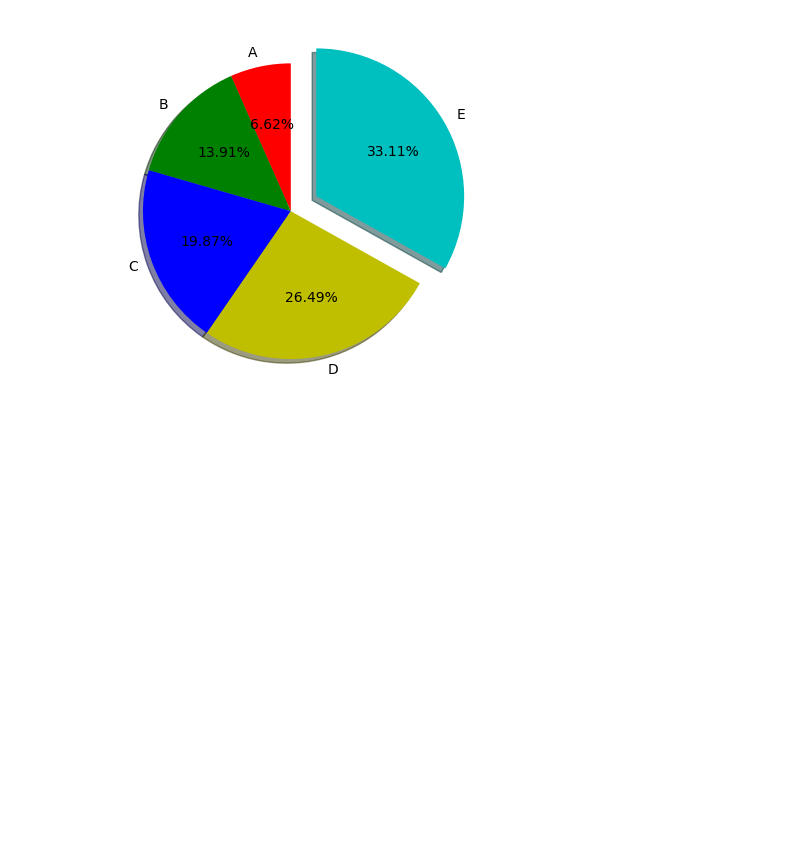
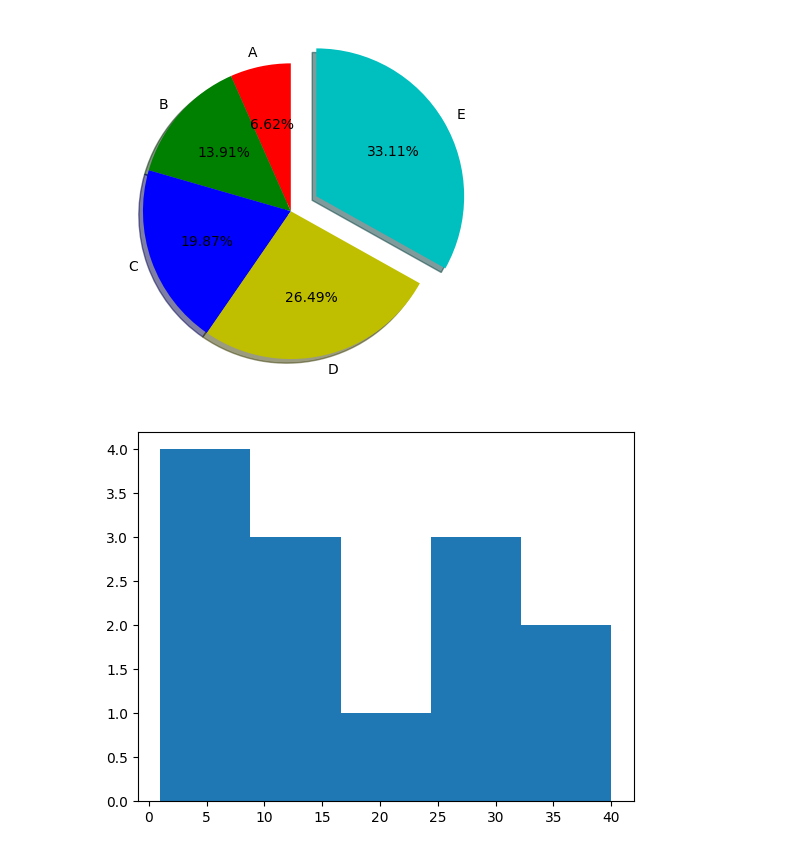
Before and after one commit to karvind08/Python-2025, a Jupyter notebook: Matplotlib/01 December 2025.ipynb, the cells around one changed output. Drawn from its saved outputs; the diff is of its cells as text; code cells hidden in the pictures; blank space fills up the shorter version.

```diff
--- a/Matplotlib/01 December 2025.ipynb
+++ b/Matplotlib/01 December 2025.ipynb
@@ -70,3 +70,9 @@ plt.show()
 [figure]
 # %%
 # Histogram Plot
+# %%
+x = [1,3,4,5,9,12,13,20,25,29,30,36,40]
+plt.hist(x,bins=5)
+plt.show()
+# %% [output]
+[figure, added]
```
Also changed, not shown: parts of 1 cell of this notebook.
